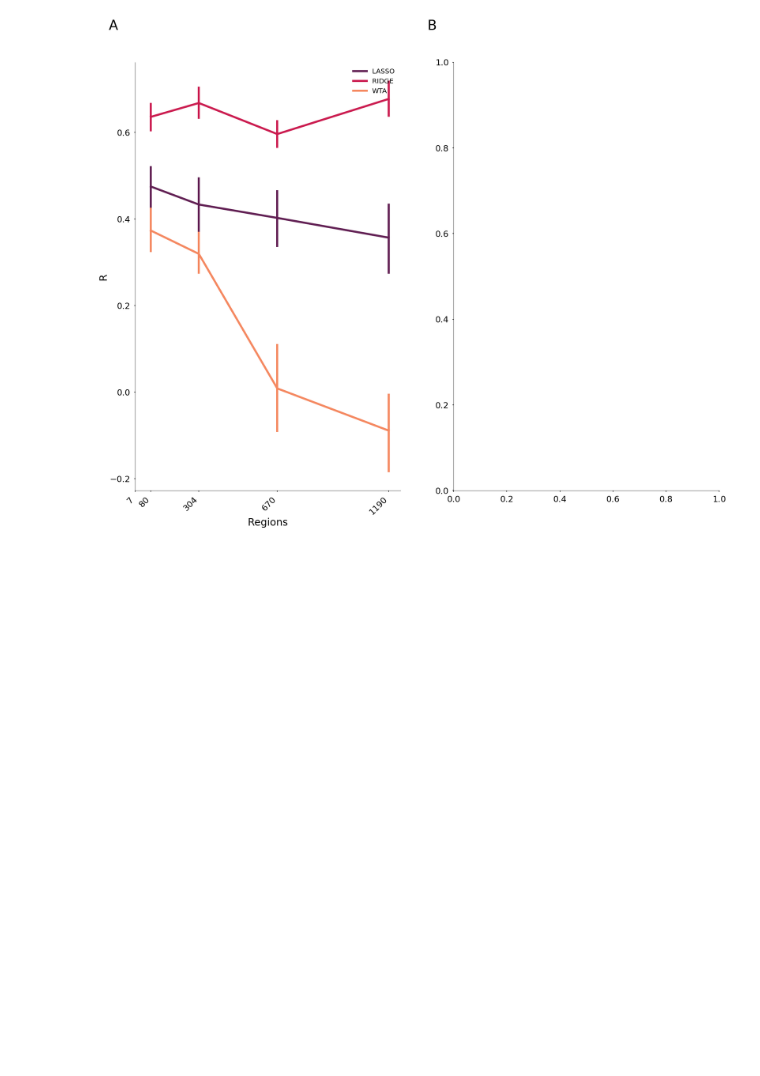
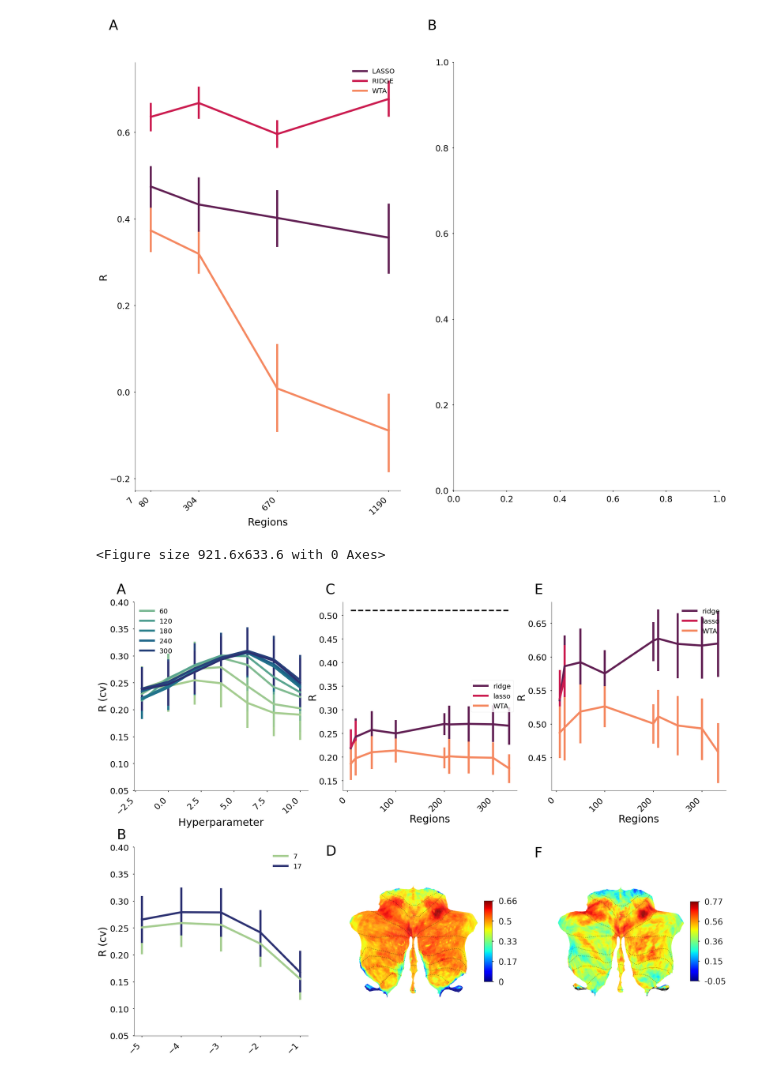
Before and after one commit to maedbhk/cerebellum_connectivity, a Jupyter notebook: notebooks/figures-mk.ipynb, the cells around one changed output. Saved outputs shown, nothing was run; the diff lists cells and outputs as text; code cells hidden in the pictures; blank space fills up the shorter version.

```diff
--- a/notebooks/figures-mk.ipynb
+++ b/notebooks/figures-mk.ipynb
@@ -34,3 +34,8 @@ fig.fig4()
 F test for evaluation between wta and ridge for TESSELS is: Ttest_relResult(statistic=array([1.493451, 1.818899, 2.148330, 2.430916]), pvalue=array([0.151740, 0.084725, 0.044794, 0.025132]))
 <Figure size 921.6x633.6 with 0 Axes>
 [figure]
+# %%
+fig.figS1()
+# %% [output]
+<Figure size 921.6x633.6 with 0 Axes>
+[figure, added]
```
Also changed, not shown: 2 other files.
